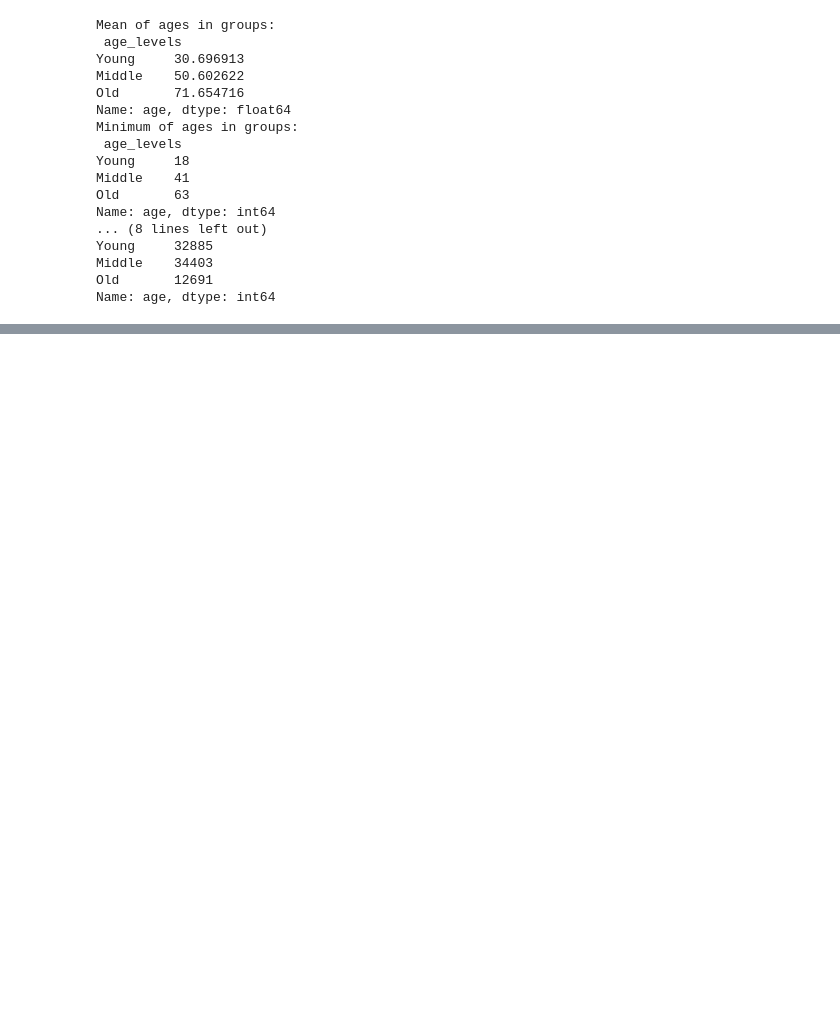
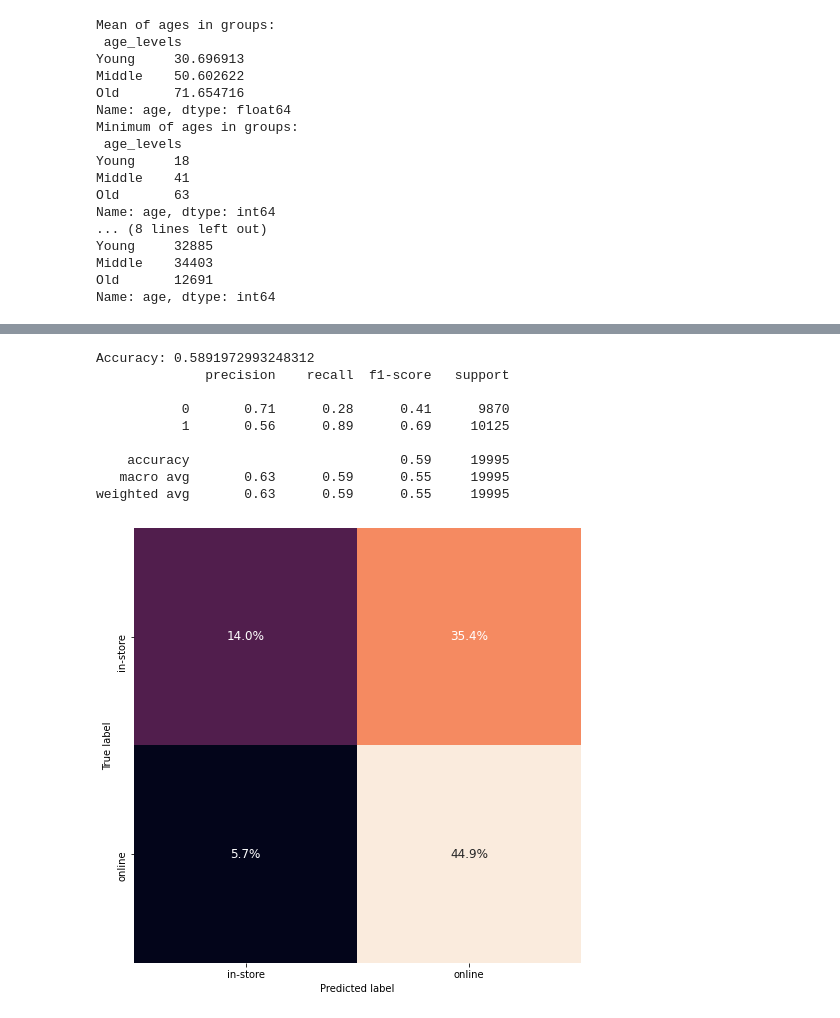
Before and after one commit to apaleczek1/ubiqum, a Jupyter notebook: Task1/ANNA_PALECZEK_T2.ipynb, the cells around one changed output, grey strips where cells are left out. Cells and saved outputs as stored; diff of their text form; code cells hidden in the pictures; blank space fills up the shorter version.

```diff
--- a/Task1/ANNA_PALECZEK_T2.ipynb
+++ b/Task1/ANNA_PALECZEK_T2.ipynb
@@ -638,0 +645,22 @@ xgb.plot_importance(model)
+# %%
+X = data[['age_round']]
+y = data['in-store']
+X_train, X_test, y_train, y_test = train_test_split(X, y, test_size = .25, random_state = 123)
+age_labels = ['in-store', 'online']
+# %%
+model = DecisionTreeClassifier(max_depth=4)
+fit_predict_plot(model, X_train, X_test, y_train, y_test, age_labels, age_labels)
+plt.figure(figsize=(16,16))
+tree.plot_tree(model)
+plt.show()
+# %% [output]
+Accuracy: 0.5891972993248312
+              precision    recall  f1-score   support
+
+           0       0.71      0.28      0.41      9870
+           1       0.56      0.89      0.69     10125
+
+    accuracy                           0.59     19995
+   macro avg       0.63      0.59      0.55     19995
+weighted avg       0.63      0.59      0.55     19995
+[figure, added]
```
Also changed, not shown: parts of 49 cells of this notebook.
